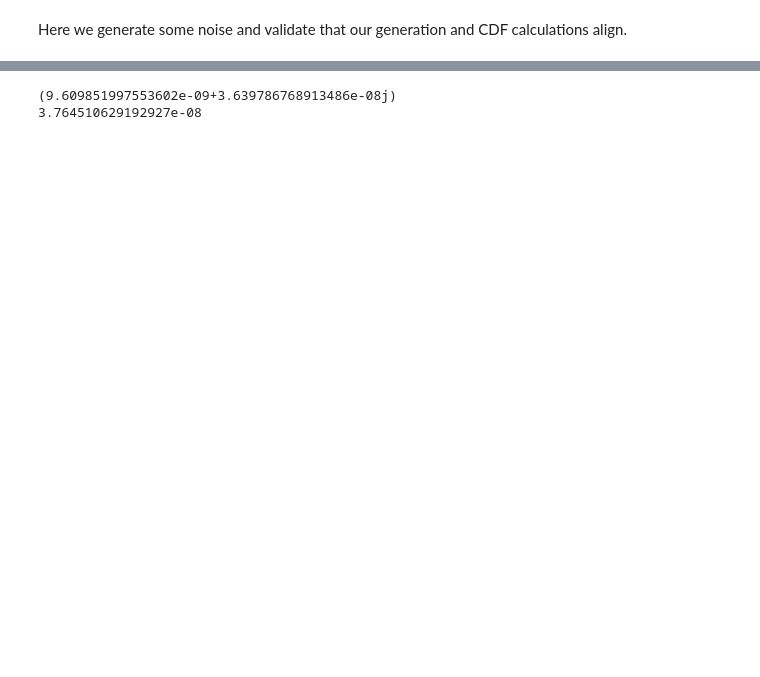
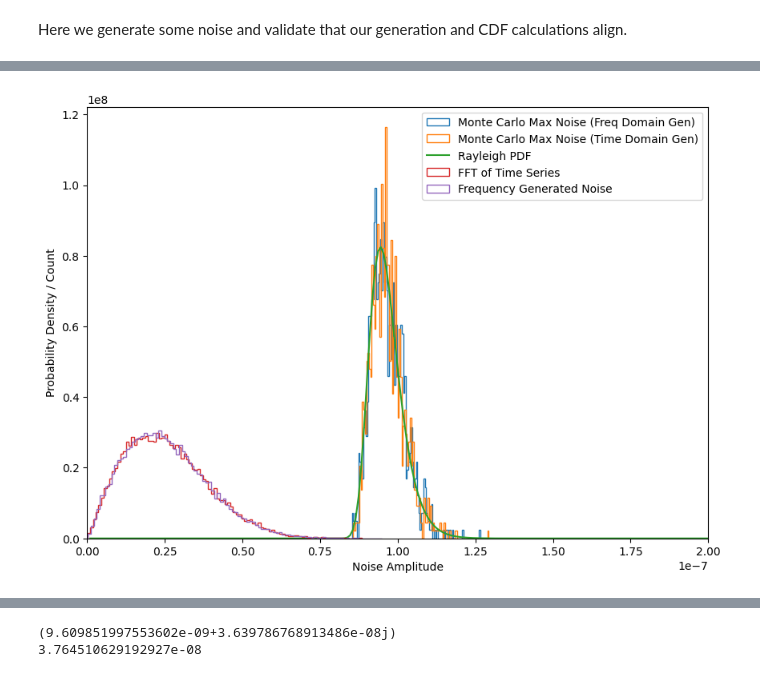
Before and after one commit to QTNM/PowerCutStats, a Jupyter notebook: examples/Simple Fake PDF.ipynb, the cells around one changed output, grey strips where cells are left out. Saved outputs shown, nothing was run; the diff lists cells and outputs as text; code cells hidden in the pictures; blank space fills up the shorter version.

```diff
--- a/examples/Simple Fake PDF.ipynb
+++ b/examples/Simple Fake PDF.ipynb
@@ -117,0 +58,86 @@ plt.show()
+# %%
+
+# x = np.linspace(2e-7,5e-7, 1001)
+x = np.linspace(1e-9,9e-6, 10001)
+
+ray_cdf = (1-np.exp(-(x**2)/tau_1f)) ** Nsamp
+ray_pdf = np.gradient(ray_cdf, x[1]-x[0])
+
+N = 1000
+
+noise = rng.multivariate_normal([0,0],np.eye(2)*tau_1f/2, N*Nsamp) # Generate a 2d gaussian
+noise = noise[:,0] + 1j * noise[:,1] # Sample from said Gaussian to get a complex number
+noise = noise.reshape(N, Nsamp) # Reshape the gaussian to be 3d
+noise_max = np.max(abs(noise), axis=1) # Take the maximum of the N samples
+
+
+noise_time = rng.multivariate_normal([0,0],np.eye(2)*tau_1t/2, N*Nsamp) # Generate a 2d gaussian
+noise_time = noise_time[:,0] + 1j * noise_time[:,1] # Sample from said Gaussian to get a complex number
+noise_time = noise_time.reshape(N, Nsamp) # Reshape the gaussian to be 3d
+
+for i in range(N):
+    noise_time[i] = np.fft.fft(noise_time[i], norm='forward')
+
+noise_time_max = np.max(abs(noise_time), axis=1) # Take the maximum of the N samples
+
+noise = noise.flatten()
+noise = noise.reshape(Nsamp, N)
+noise = noise[:,0]
+
+noise_time = np.random.normal(0, np.sqrt(tau_1t), Nsamp)
+noise_FFT = np.fft.fft(noise_time, norm='forward')
+noise_freqs = np.fft.fftfreq(Nsamp, 1e-9)
+
+#######################################################
+
+fig = plt.figure(figsize=(10,7))
+ax = fig.add_subplot()
+plt.hist(abs(noise_max), bins=100, density=True, histtype='step', label='Monte Carlo Max Noise (Freq Domain Gen)')
+plt.hist(abs(noise_time_max), bins=100, density=True, histtype='step', label='Monte Carlo Max Noise (Time Domain Gen)')
+ax.plot(x,  ray_pdf, label='Rayleigh PDF');
+ax.set_xlim(0, 0.2e-6)
+
+
+plt.hist(abs(noise_FFT), bins=100, density=True, histtype='step', label='FFT of Time Series')
+plt.hist(abs(noise), bins=100, density=True, histtype='step', label='Frequency Generated Noise')
+plt.legend()
+
+plt.ylabel('Probability Density / Count')
+plt.xlabel('Noise Amplitude')
+plt.show()
+
+# ############################################################################################################
+
+
+fig = plt.figure(figsize=(10,7))
+ax = fig.add_subplot()
+
+plt.hist(abs(noise_max), bins=100, density=True, histtype='step', label='Monte Carlo Max Noise (Freq Domain Gen)')
+plt.hist(abs(noise_time_max), bins=100, density=True, histtype='step', label='Monte Carlo Max Noise (Time Domain Gen)')
+
+plt.legend(
+)
+plt.ylabel('Probability Density / Count')
+plt.xlabel('Noise Amplitude')
+plt.show()
+
+
+# fig, axs = plt.subplots(1, 2, figsize=(8,6))
+# axs[0].plot(noise_freqs, abs(noise_FFT))
+# axs[0].set_xlabel('Frequency (Hz)')
+# axs[0].set_ylabel('Noise Amplitude')
+# axs[0].set_title('Noise Spectrum')
+
+# time = np.linspace(0, Nsamp, Nsamp)
+# axs[1].plot(time, abs(noise))
+# axs[1].set_xlabel('Time (s)')
+# axs[1].set_ylabel('Noise Amplitude')
+# axs[1].set_title('Noise Time Series')
+
+plt.figure()
+
+plt.show()
+
+print(np.sum(abs(noise_max)))
+print(np.sum(abs(noise_time_max)))
+# %% [output]
@@ -117,0 +145 @@ plt.show()
+[figure, added]
```
Also changed, not shown: parts of 31 cells of this notebook, 27 other files.
